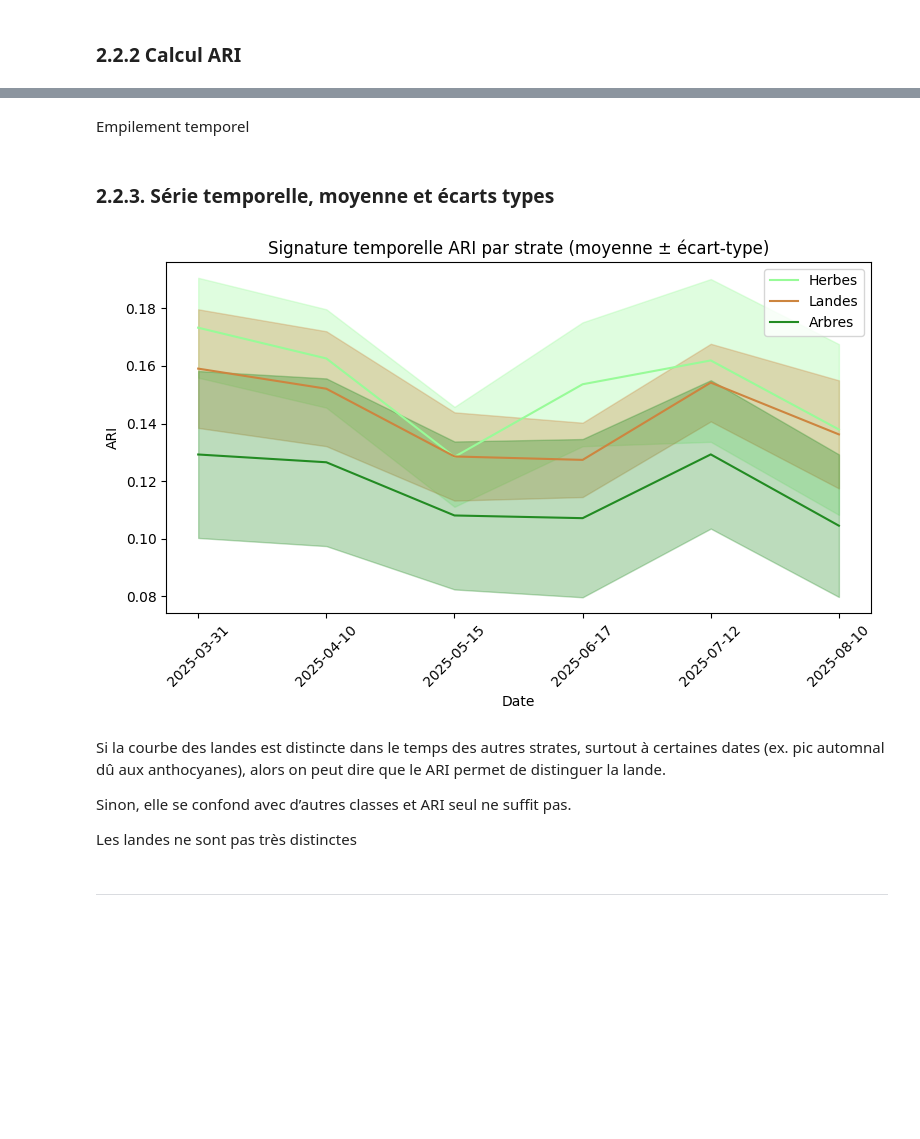
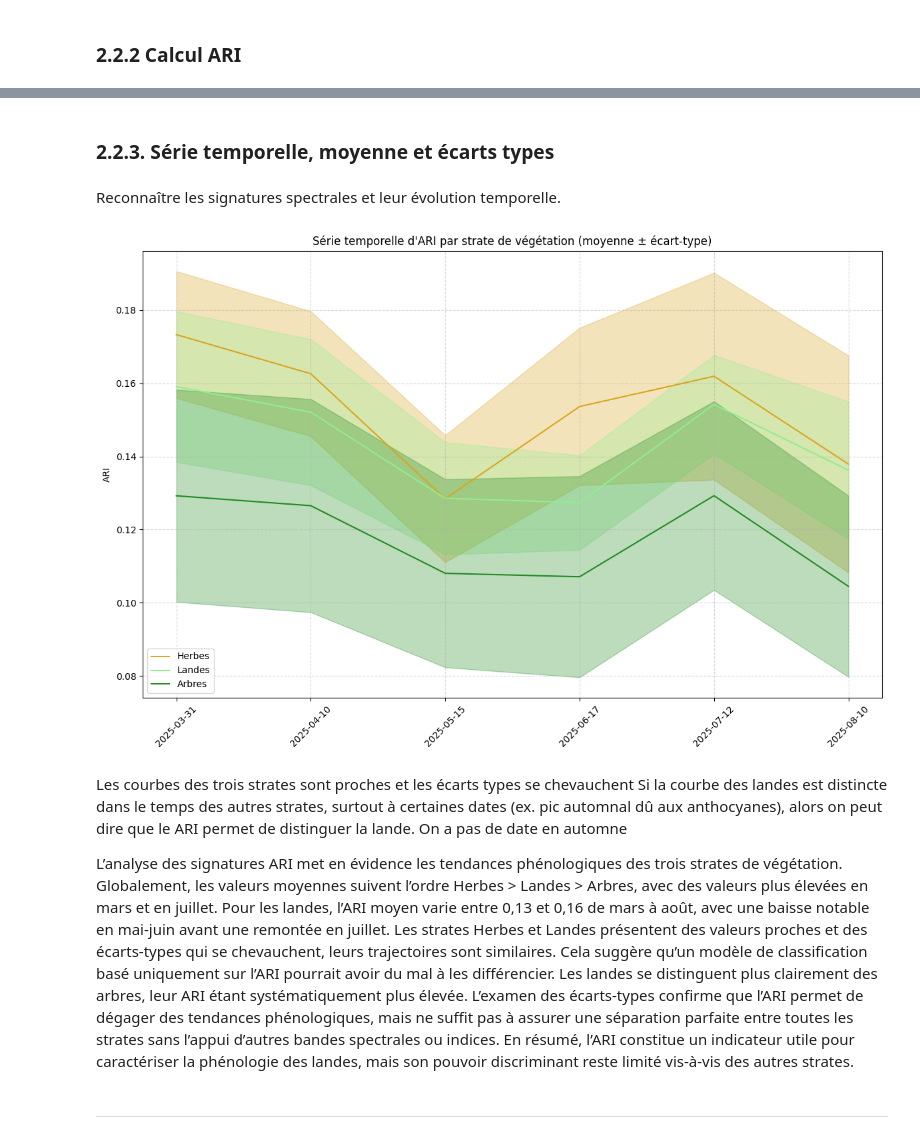
Before and after one commit to marion-billy/projet_telea_landes, a Jupyter notebook: projet_telea_BILLY_MARION.ipynb, the cells around one changed output, grey strips where cells are left out. Cells and saved outputs as stored; diff of their text form; code cells hidden in the pictures; blank space fills up the shorter version.

```diff
--- a/projet_telea_BILLY_MARION.ipynb
+++ b/projet_telea_BILLY_MARION.ipynb
@@ -35,6 +35,7 @@ from libsigma import plots
 ### Définition des chemins
 # %%
 data_path = '/home/onyxia/work/data/projet_eval'
+results_path = '/home/onyxia/work/results'
 figure_path = '/home/onyxia/work/results/figure'
 # %% [markdown]
 ---
@@ -260,2 +233,0 @@ for date in dates:
-# %% [markdown]
-Empilement temporel
@@ -273,3 +234,5 @@ rw.write_image(
 # %% [markdown]
 ### 2.2.3. Série temporelle, moyenne et écarts types
+# %% [markdown]
+Reconnaître les signatures spectrales et leur évolution temporelle.
 # %%
@@ -294,42 +250,34 @@ std_df = grouped.std()
 # %%
-# couleurs et labels pour les strates
-colors = {2: 'palegreen', 3: 'peru', 4: 'forestgreen'}
-labels_name = {2: 'Herbes', 3: 'Landes', 4: 'Arbres'}
-
-fig, ax = plt.subplots(figsize=(8,5))
+fig, ax = plt.subplots(figsize=(12, 8))
+x = np.arange(len(dates))
 
 for strate in mean_df.index:
     means = mean_df.loc[strate].values
     stds = std_df.loc[strate].values
-    ax.plot(range(len(dates)), means, color=colors[strate], label=labels_name[strate])
-    ax.fill_between(
-        range(len(dates)),
-        means - stds,
-        means + stds,
-        color=colors[strate],
-        alpha=0.3
-    )
+    ax.plot(x, means, color=colors_strates[strate], label=labels_strates[strate])
+    ax.fill_between(x, means - stds, means + stds, color=colors_strates[strate], alpha=0.3)
 
-ax.set_xticks(range(len(dates)))
+ax.set_xticks(x)
 ax.set_xticklabels(dates, rotation=45)
-ax.set_xlabel("Date")
 ax.set_ylabel("ARI")
-ax.set_title("Signature temporelle ARI par strate (moyenne ± écart-type)")
-ax.legend()
+ax.set_title("Série temporelle d'ARI par strate de végétation (moyenne ± écart-type)")
+ax.legend(loc='lower left', frameon=True)
+ax.grid(True, linestyle='--', alpha=0.5)
 plt.tight_layout()
 
-fig_dir = os.path.join(figure_path, "figure")
-os.makedirs(fig_dir, exist_ok=True)
-plt.savefig(os.path.join(fig_dir, "ARI_signature_by_strate.png"), dpi=300)
+plt.savefig(os.path.join(figure_path, "ARI_series.png"), dpi=300)
 plt.show()
 # %% [output]
-[figure, old version]
+[figure, new version]
-# %% [markdown]
-Si la courbe des landes est distincte dans le temps des autres strates, surtout à certaines dates (ex. pic automnal dû aux anthocyanes), alors on peut dire que le ARI permet de distinguer la lande.
-
-Sinon, elle se confond avec d’autres classes et ARI seul ne suffit pas.
-
-Les landes ne sont pas très distinctes
+# %% [markdown]
+Les courbes des trois strates sont proches et les écarts types se chevauchent
+Si la courbe des landes est distincte dans le temps des autres strates, surtout à certaines dates (ex. pic automnal dû aux anthocyanes), alors on peut dire que le ARI permet de distinguer la lande. On a pas de date en automne
+
+L’analyse des signatures ARI met en évidence les tendances phénologiques des trois strates de végétation. Globalement, les valeurs moyennes suivent l’ordre Herbes > Landes > Arbres, avec des valeurs plus élevées en mars et en juillet.
+Pour les landes, l’ARI moyen varie entre 0,13 et 0,16 de mars à août, avec une baisse notable en mai-juin avant une remontée en juillet.
+Les strates Herbes et Landes présentent des valeurs proches et des écarts-types qui se chevauchent, leurs trajectoires sont similaires.
+Cela suggère qu’un modèle de classification basé uniquement sur l’ARI pourrait avoir du mal à les différencier. Les landes se distinguent plus clairement des arbres, leur ARI étant systématiquement plus élevée.
+L’examen des écarts-types confirme que l’ARI permet de dégager des tendances phénologiques, mais ne suffit pas à assurer une séparation parfaite entre toutes les strates sans l’appui d’autres bandes spectrales ou indices. En résumé, l’ARI constitue un indicateur utile pour caractériser la phénologie des landes, mais son pouvoir discriminant reste limité vis-à-vis des autres strates.
 # %% [markdown]
 ---
 # %% [markdown]
```
Also changed, not shown: parts of 14 cells of this notebook.
